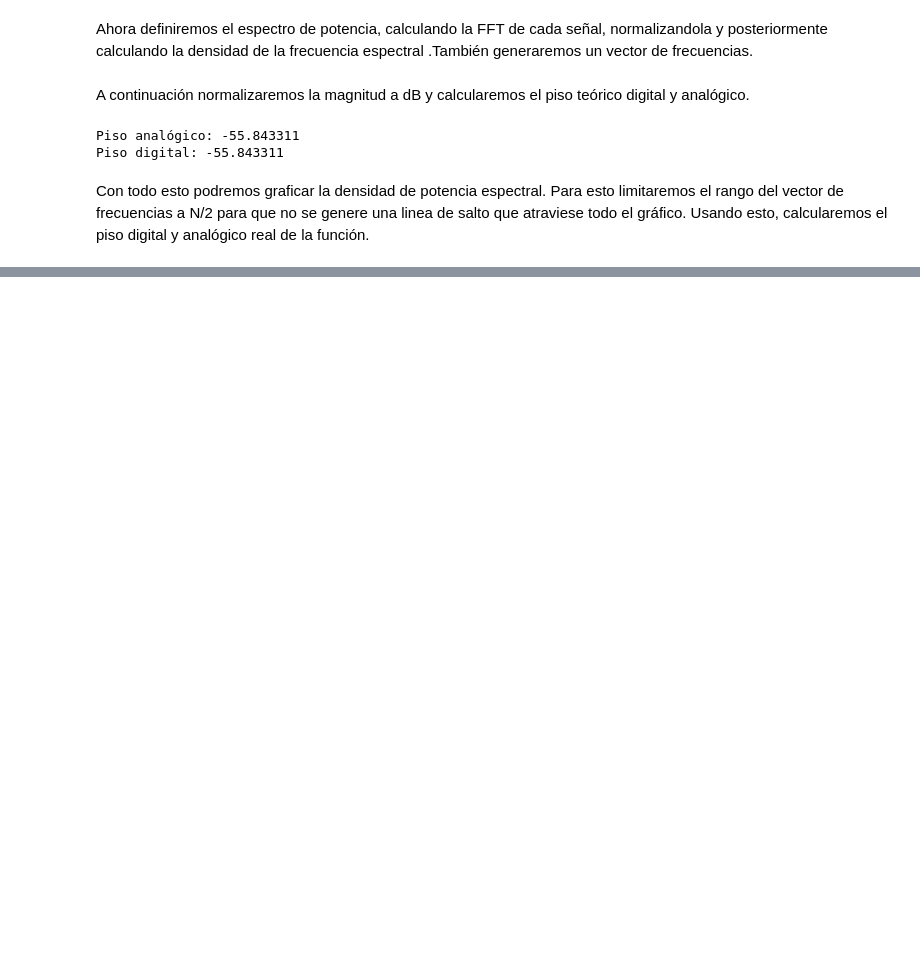
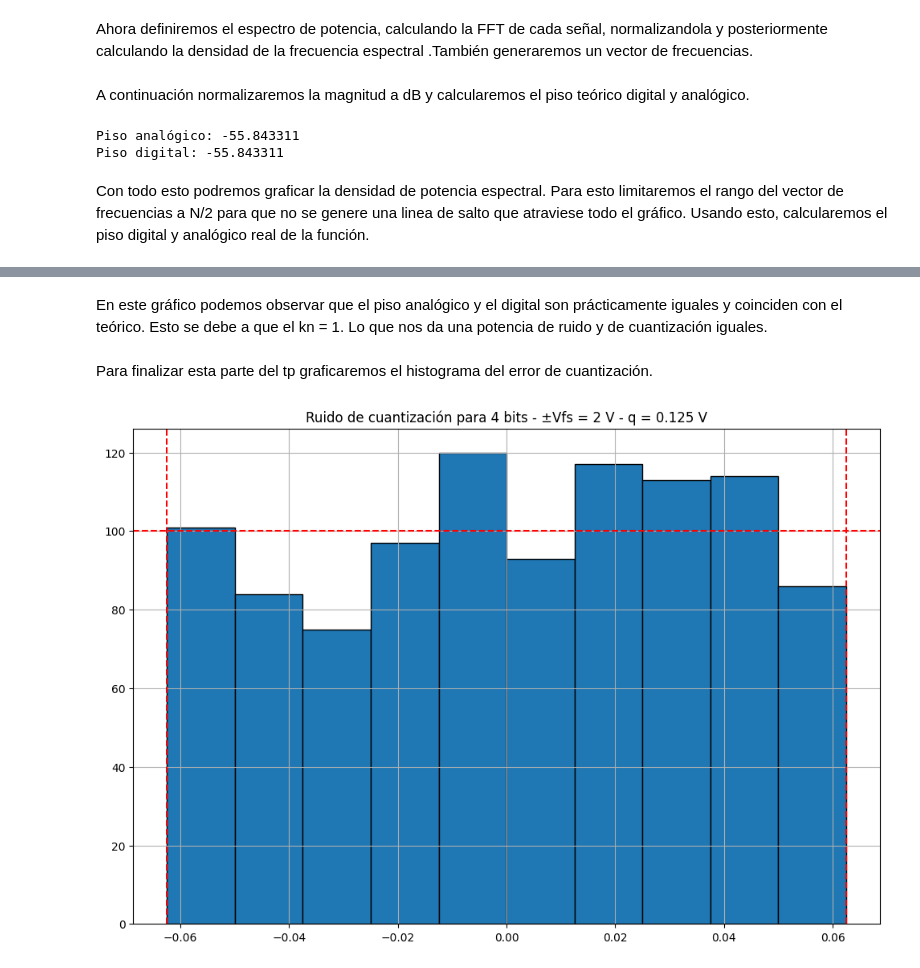
Before and after one commit to SantiagoBoente/APS, a Jupyter notebook: TS2_Santiago_Boente/TS2_Santiago_Boente.ipynb, the cells around one changed output, grey strips where cells are left out. Saved outputs shown, nothing was run; the diff lists cells and outputs as text; code cells hidden in the pictures; blank space fills up the shorter version.

```diff
--- a/TS2_Santiago_Boente/TS2_Santiago_Boente.ipynb
+++ b/TS2_Santiago_Boente/TS2_Santiago_Boente.ipynb
@@ -150,0 +151,29 @@ plt.show()
+# %% [markdown]
+En este gráfico podemos observar que el piso analógico y el digital son prácticamente iguales y coinciden con el teórico. Esto se debe a que el kn = 1. Lo que nos da una potencia de ruido y de cuantización iguales.
+# %% [markdown]
+Para finalizar esta parte del tp graficaremos el histograma del error de cuantización.
+# %%
+# GRÁFICO 3: Histograma del error de cuantización
+plt.figure(figsize=(12,8))
+
+# histograma y guardo datos
+counts, bins, _ = plt.hist(eq, bins=10, edgecolor='black')
+
+# centros de cada barra
+centros = 0.5 * (bins[:-1] + bins[1:])
+
+# barras dentro del intervalo [-q/2, q/2]
+mask = (centros >= -q/2) & (centros <= q/2)
+
+# media de las alturas en ese intervalo
+media_intervalo = np.mean(counts[mask])
+
+# líneas rojas
+plt.axvline(-q/2, color='r', linestyle='--')
+plt.axvline(q/2, color='r', linestyle='--')
+plt.axhline(media_intervalo, color='r', linestyle='--')
+plt.title(f'Ruido de cuantización para {B} bits - ±Vfs = {vfs} V - q = {q:.3f} V')
+plt.grid(True)
+plt.show()
+# %% [output]
+[figure, added]
```
Also changed, not shown: parts of 12 cells of this notebook.
